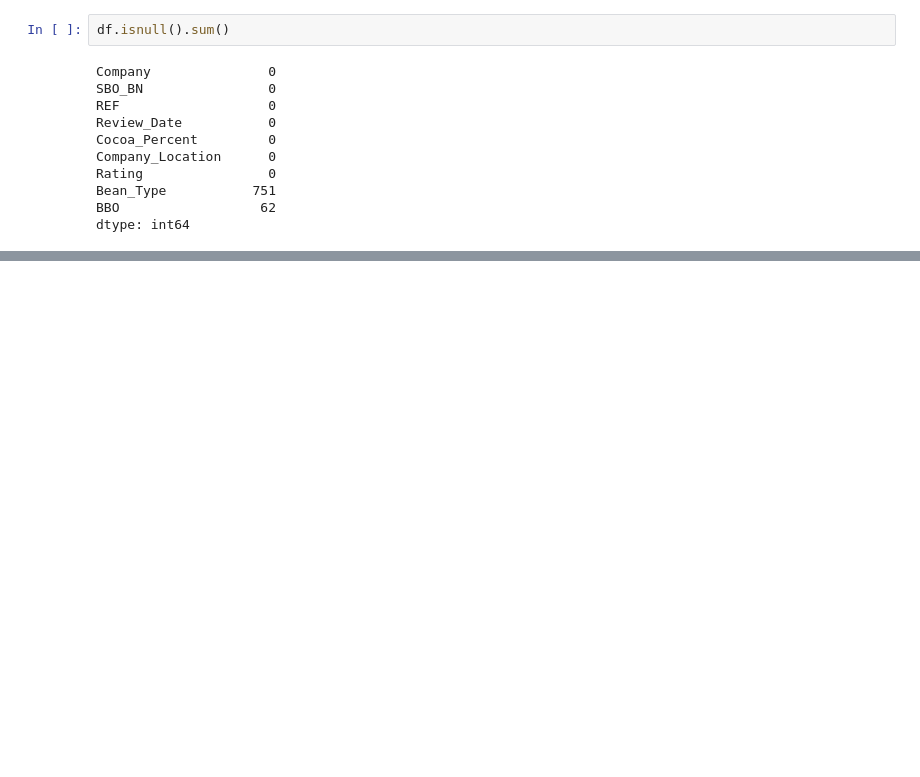
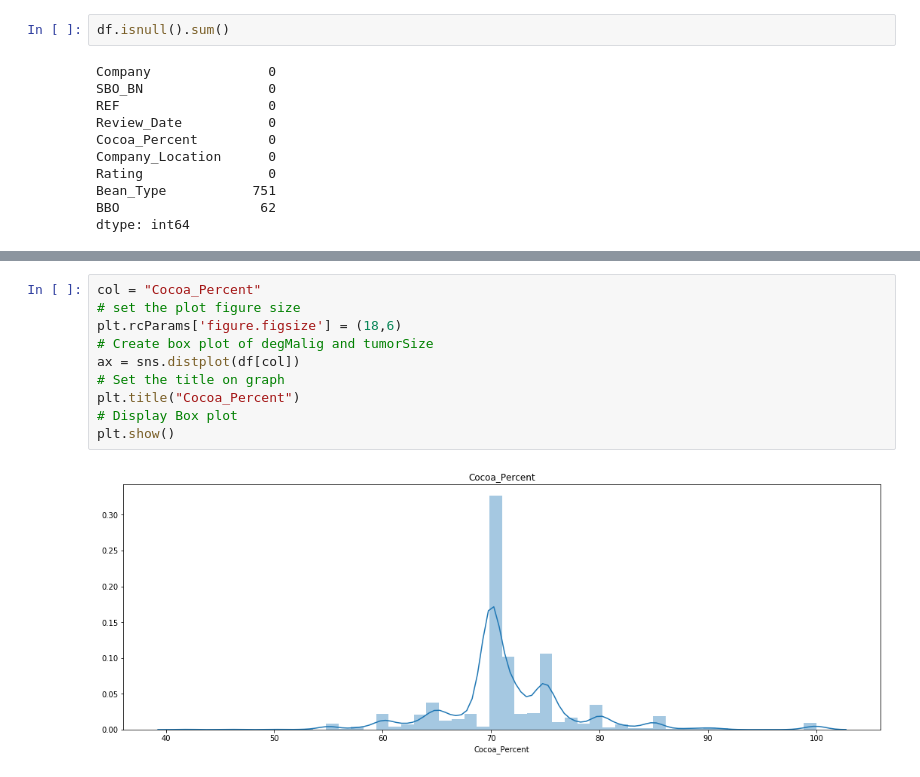
Before and after one commit to buzzy04/Chocolate-Ratings, a Jupyter notebook: Ass3.ipynb, the cells around one changed output, grey strips where cells are left out. Saved outputs shown, nothing was run; the diff lists cells and outputs as text; blank space fills up the shorter version.

```diff
--- a/Ass3.ipynb
+++ b/Ass3.ipynb
@@ -165,0 +197,12 @@ df.Rating.value_counts()
+# %%
+col = "Cocoa_Percent"
+# set the plot figure size
+plt.rcParams['figure.figsize'] = (18,6)
+# Create box plot of degMalig and tumorSize
+ax = sns.distplot(df[col])
+# Set the title on graph
+plt.title("Cocoa_Percent")
+# Display Box plot
+plt.show()
+# %% [output]
+[figure, added]
```
Also changed, not shown: parts of 7 cells of this notebook.
